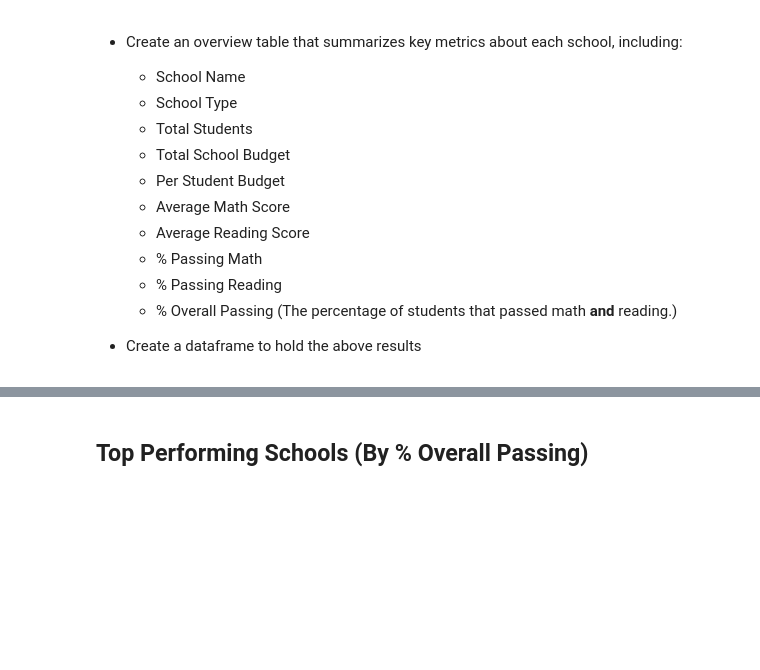
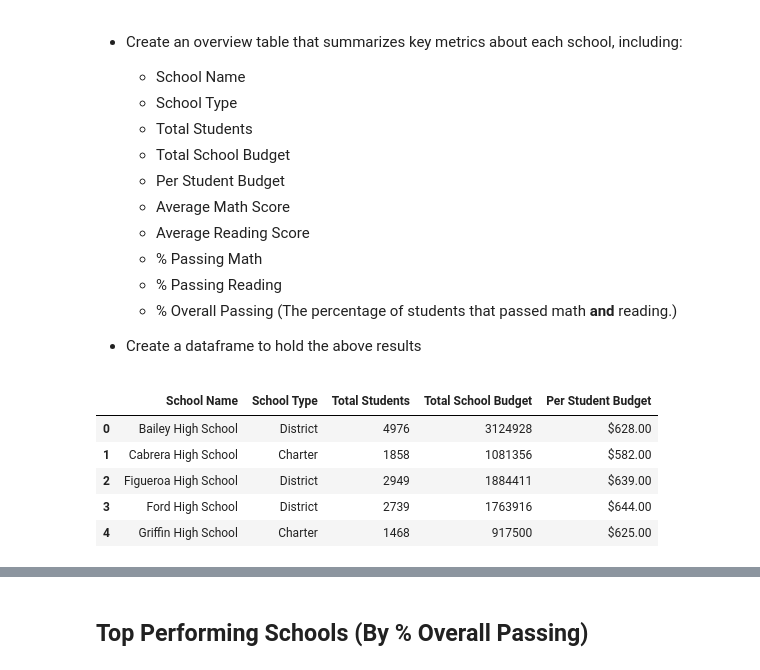
Before and after one commit to JoeKell/AreaSchoolAnalysis, a Jupyter notebook: PyCitySchools/PyCitySchools_final.ipynb, the cells around one changed output, grey strips where cells are left out. Cells and saved outputs as stored; diff of their text form; code cells hidden in the pictures; blank space fills up the shorter version.

Commit message:
Starting on School summary

```diff
--- a/PyCitySchools/PyCitySchools_final.ipynb
+++ b/PyCitySchools/PyCitySchools_final.ipynb
@@ -118,6 +121,18 @@ Clean_District
   * % Overall Passing (The percentage of students that passed math **and** reading.)
 
 * Create a dataframe to hold the above results
+# %%
+school_summary=school_data.drop(columns=['School ID']).sort_values(["school_name"])
+school_summary=school_summary.rename(columns={"school_name":"School Name", "type": "School Type", "size": "Total Students","budget": "Total School Budget"}).reset_index(drop=True)
+school_summary["Per Student Budget"]=(school_summary["Total School Budget"]/school_summary["Total Students"]).map("${:,.2f}".format)
+school_summary.head()
+# %% [output]
+|  | School Name | School Type | Total Students | Total School Budget | Per Student Budget |
+| 0 | Bailey High School | District | 4976 | 3124928 | $628.00 |
+| 1 | Cabrera High School | Charter | 1858 | 1081356 | $582.00 |
+| 2 | Figueroa High School | District | 2949 | 1884411 | $639.00 |
+| 3 | Ford High School | District | 2739 | 1763916 | $644.00 |
+| 4 | Griffin High School | Charter | 1468 | 917500 | $625.00 |
 # %%
 # %% [output]
 |  | School Type | Total Students | Total School Budget | Per Student Budget | Average Math Score | ... |
```
Also changed, not shown: parts of 2 cells of this notebook.
